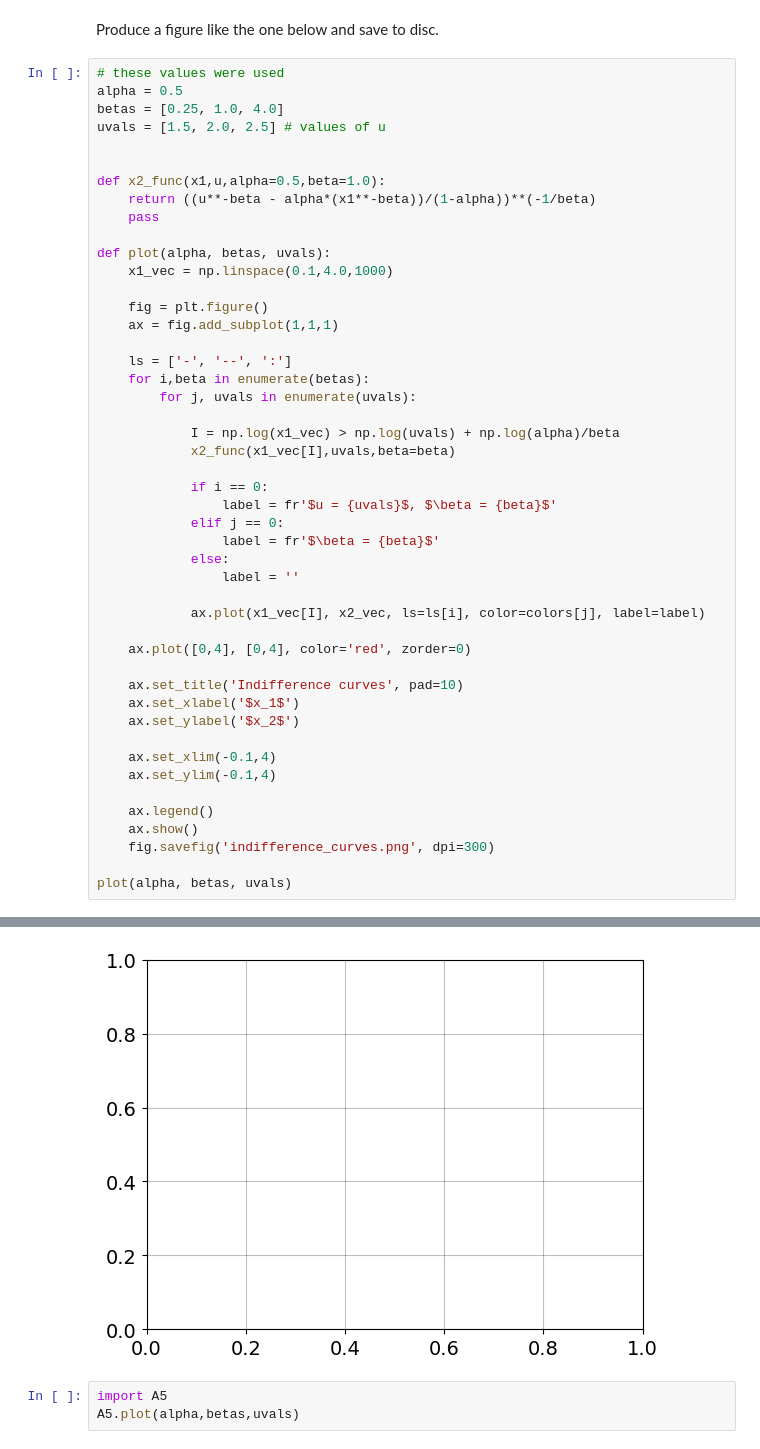
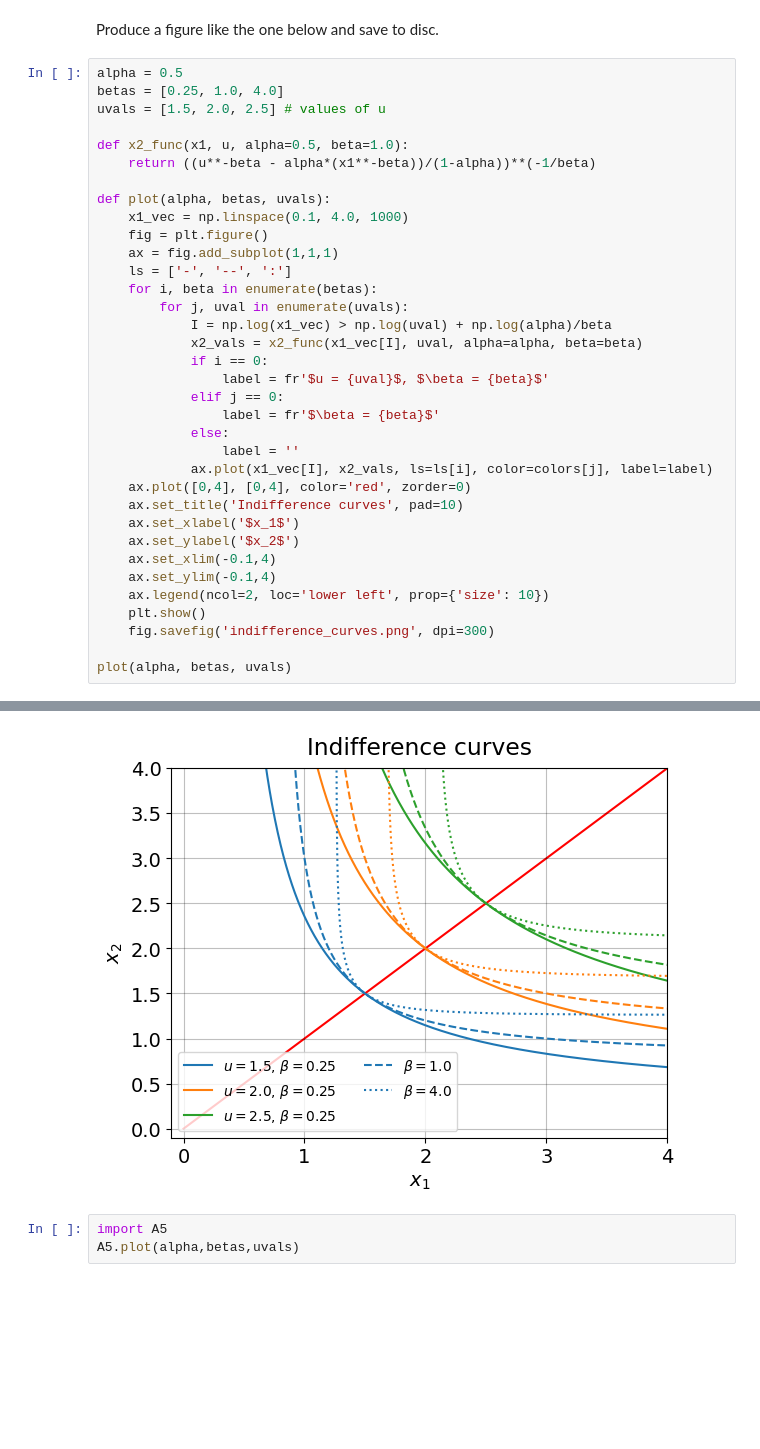
Before and after one commit to NumEconCopenhagen/projects-2025-mathilde-nash, a Jupyter notebook: Problem_set_1_Printing_and_plotting/Problem_set_1.ipynb, the cells around one changed output, grey strips where cells are left out. Saved outputs shown, nothing was run; the diff lists cells and outputs as text; blank space fills up the shorter version.

Commit message:
legend

```diff
--- a/Problem_set_1_Printing_and_plotting/Problem_set_1.ipynb
+++ b/Problem_set_1_Printing_and_plotting/Problem_set_1.ipynb
@@ -157,49 +157,37 @@ $$
 # %% [markdown]
 Produce a figure like the one below and save to disc.
 # %%
-# these values were used
 alpha = 0.5
 betas = [0.25, 1.0, 4.0]
 uvals = [1.5, 2.0, 2.5] # values of u
 
-
-def x2_func(x1,u,alpha=0.5,beta=1.0):
+def x2_func(x1, u, alpha=0.5, beta=1.0):
     return ((u**-beta - alpha*(x1**-beta))/(1-alpha))**(-1/beta)
-    pass
 
 def plot(alpha, betas, uvals):
-    x1_vec = np.linspace(0.1,4.0,1000)
-
+    x1_vec = np.linspace(0.1, 4.0, 1000)
     fig = plt.figure()
     ax = fig.add_subplot(1,1,1)
-
     ls = ['-', '--', ':']
-    for i,beta in enumerate(betas):
-        for j, uvals in enumerate(uvals):
-
-            I = np.log(x1_vec) > np.log(uvals) + np.log(alpha)/beta
-            x2_func(x1_vec[I],uvals,beta=beta)
-
+    for i, beta in enumerate(betas):
+        for j, uval in enumerate(uvals):
+            I = np.log(x1_vec) > np.log(uval) + np.log(alpha)/beta
+            x2_vals = x2_func(x1_vec[I], uval, alpha=alpha, beta=beta)
             if i == 0:
-                label = fr'$u = {uvals}$, $\beta = {beta}$'
+                label = fr'$u = {uval}$, $\beta = {beta}$'
             elif j == 0:
                 label = fr'$\beta = {beta}$'
             else:
                 label = ''
-
-            ax.plot(x1_vec[I], x2_vec, ls=ls[i], color=colors[j], label=label)
-
+            ax.plot(x1_vec[I], x2_vals, ls=ls[i], color=colors[j], label=label)
     ax.plot([0,4], [0,4], color='red', zorder=0)
-
     ax.set_title('Indifference curves', pad=10)
     ax.set_xlabel('$x_1$')
     ax.set_ylabel('$x_2$')
-
     ax.set_xlim(-0.1,4)
     ax.set_ylim(-0.1,4)
-
-    ax.legend()
-    ax.show()
+    ax.legend(ncol=2, loc='lower left', prop={'size': 10})
+    plt.show()
     fig.savefig('indifference_curves.png', dpi=300)
 
 plot(alpha, betas, uvals)
@@ -208,4 +195,4 @@ NameError: name 'uval' is not defined
-[figure, old version]
+[figure, new version]
 # %%
 import A5
 A5.plot(alpha,betas,uvals)
```
Also changed, not shown: parts of 3 cells of this notebook.
